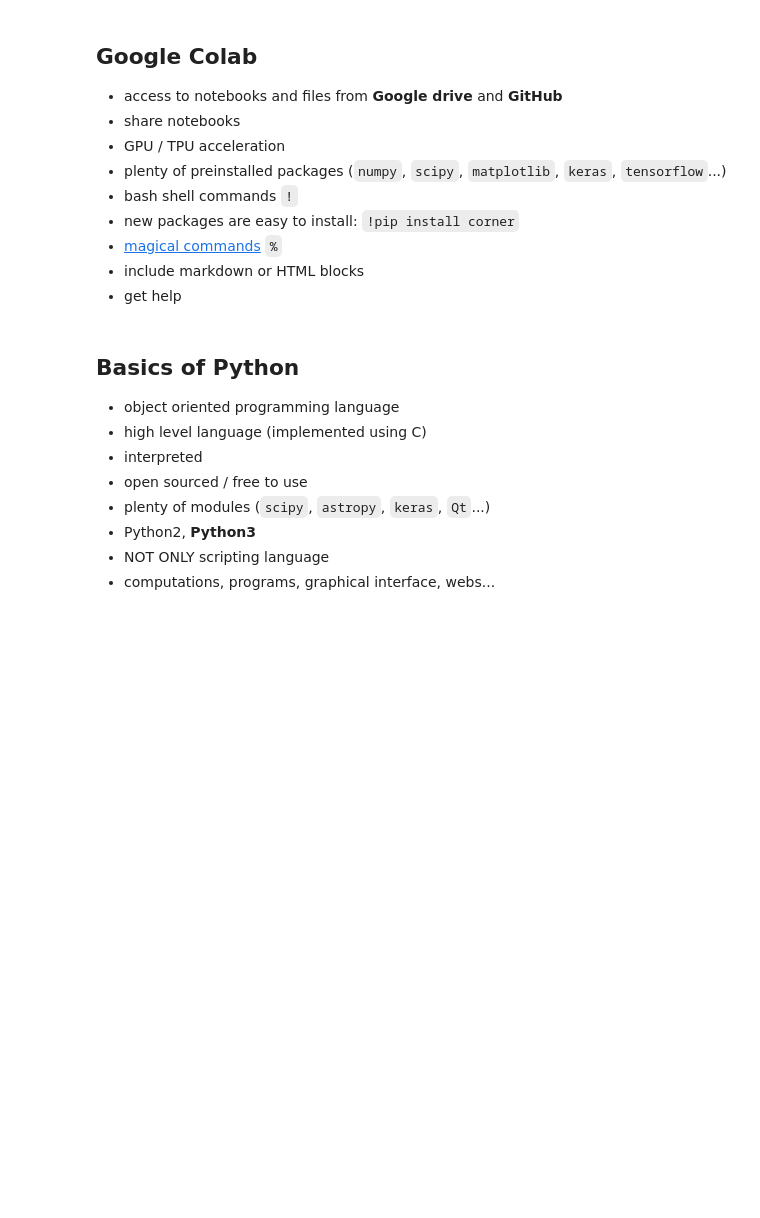
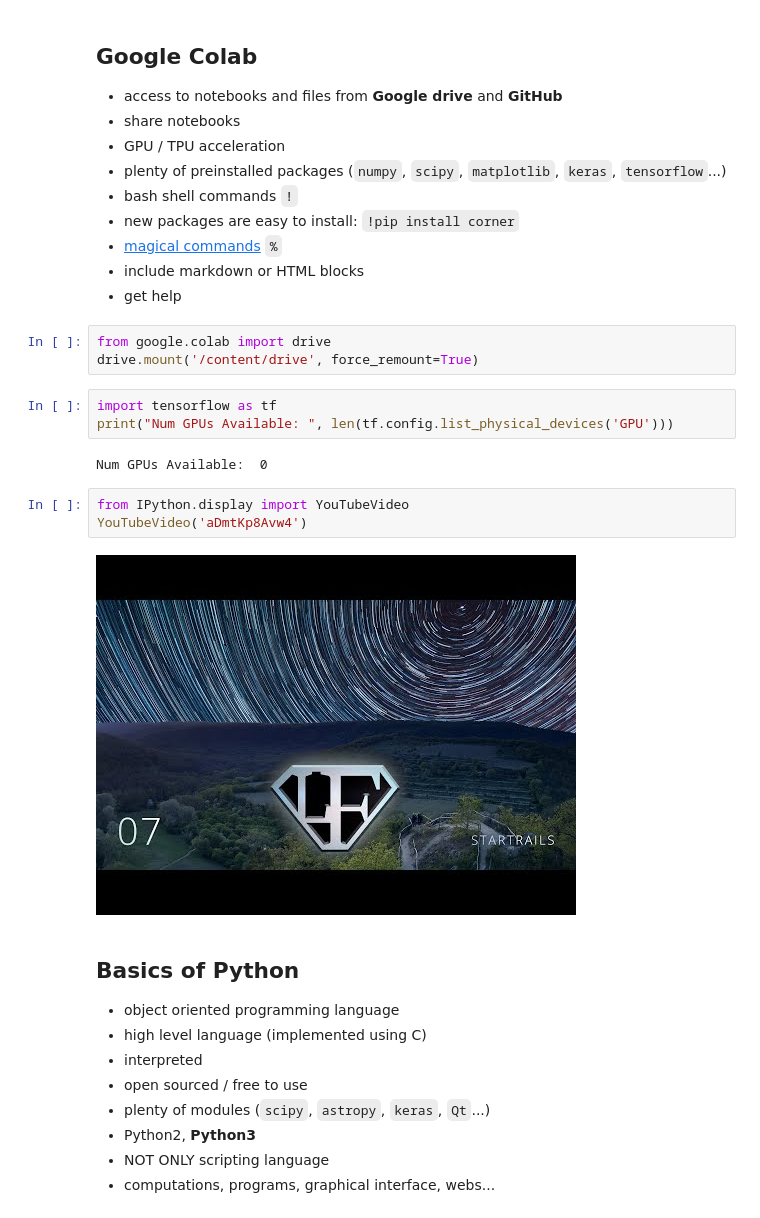
Before and after one commit to tomasplsek/AstroML, a Jupyter notebook: 01_uvod.ipynb, the cells around one changed output. Drawn from its saved outputs; the diff is of its cells as text; blank space fills up the shorter version.

Commit message:
Vytvořeno pomocí služby Colaboratory

````diff
--- a/01_uvod.ipynb
+++ b/01_uvod.ipynb
@@ -172,6 +172,19 @@ Linux: terminal
 - [magical commands](https://ipython.readthedocs.io/en/stable/interactive/magics.html) ```%```
 - include markdown or HTML blocks
 - get help
+# %%
+from google.colab import drive
+drive.mount('/content/drive', force_remount=True)
+# %%
+import tensorflow as tf
+print("Num GPUs Available: ", len(tf.config.list_physical_devices('GPU')))
+# %% [output]
+Num GPUs Available:  0
+# %%
+from IPython.display import YouTubeVideo
+YouTubeVideo('aDmtKp8Avw4')
+# %% [output]
+[figure, added]
 # %% [markdown]
 ## **Basics of Python**
 
````
Also changed, not shown: parts of 12 cells of this notebook.
